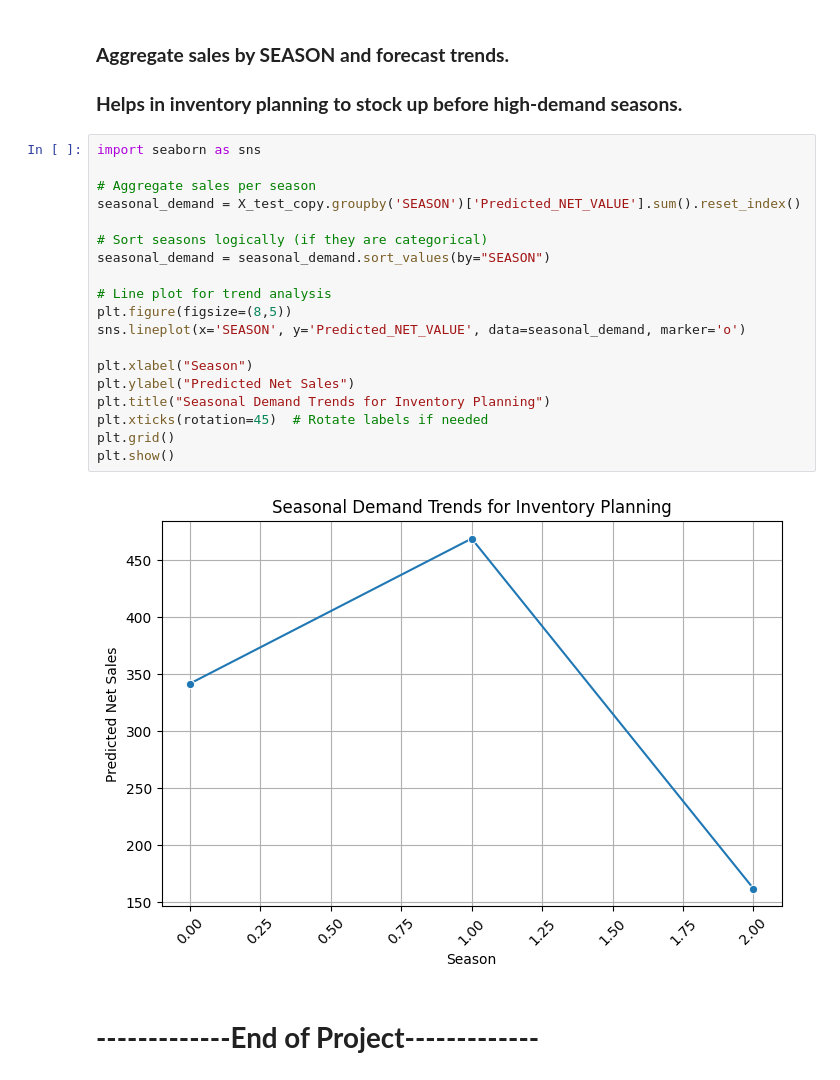
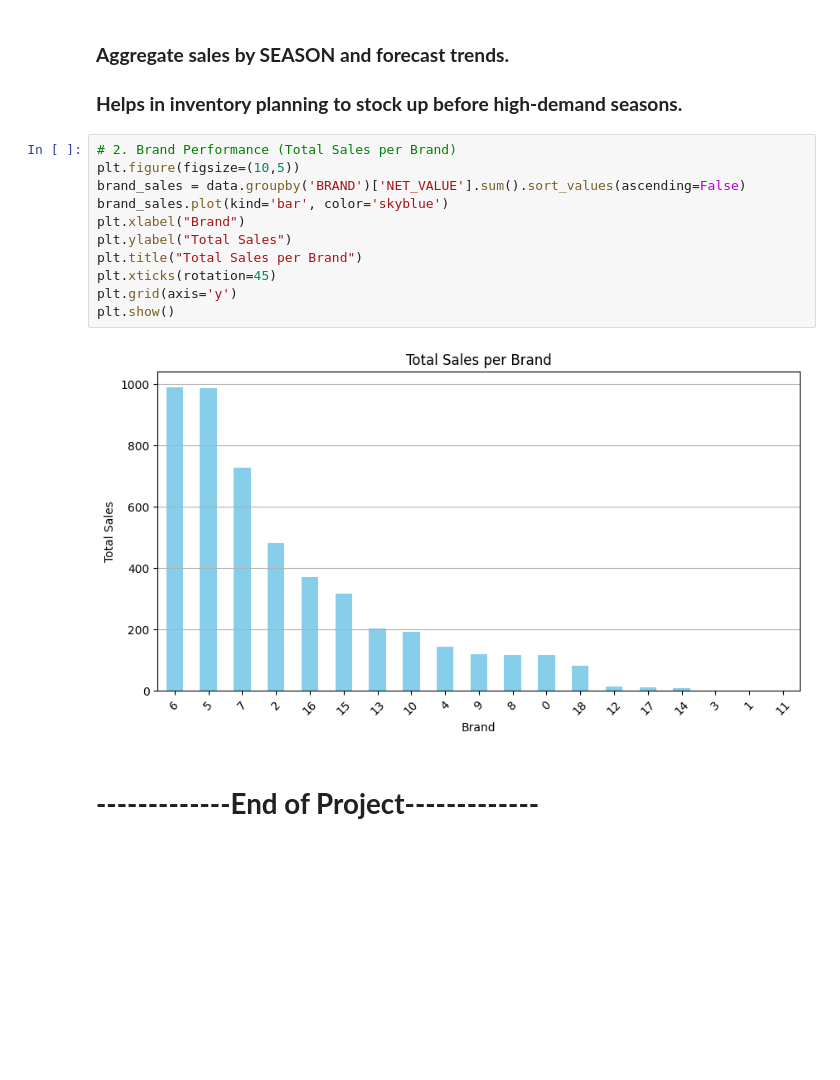
Before and after one commit to ac-26/shoe-store-demand-forecasting, a Jupyter notebook: main_script.ipynb, the cells around one changed output. Cells and saved outputs as stored; diff of their text form; blank space fills up the shorter version.

```diff
--- a/main_script.ipynb
+++ b/main_script.ipynb
@@ -1482,26 +1536,18 @@ plt.show()
 # %% [markdown]
 ### **Aggregate sales by SEASON and forecast trends.**
 ### **Helps in inventory planning to stock up before high-demand seasons.**
-# %%
-import seaborn as sns
-
-# Aggregate sales per season
-seasonal_demand = X_test_copy.groupby('SEASON')['Predicted_NET_VALUE'].sum().reset_index()
-
-# Sort seasons logically (if they are categorical)
-seasonal_demand = seasonal_demand.sort_values(by="SEASON")
-
-# Line plot for trend analysis
-plt.figure(figsize=(8,5))
-sns.lineplot(x='SEASON', y='Predicted_NET_VALUE', data=seasonal_demand, marker='o')
-
-plt.xlabel("Season")
-plt.ylabel("Predicted Net Sales")
-plt.title("Seasonal Demand Trends for Inventory Planning")
-plt.xticks(rotation=45)  # Rotate labels if needed
-plt.grid()
-plt.show()
-# %% [output]
-[figure, removed]
+# %%
+# 2. Brand Performance (Total Sales per Brand)
+plt.figure(figsize=(10,5))
+brand_sales = data.groupby('BRAND')['NET_VALUE'].sum().sort_values(ascending=False)
+brand_sales.plot(kind='bar', color='skyblue')
+plt.xlabel("Brand")
+plt.ylabel("Total Sales")
+plt.title("Total Sales per Brand")
+plt.xticks(rotation=45)
+plt.grid(axis='y')
+plt.show()
+# %% [output]
+[figure, added]
 # %% [markdown]
 # **-------------End of Project-------------**
```
Also changed, not shown: parts of 9 cells of this notebook.
